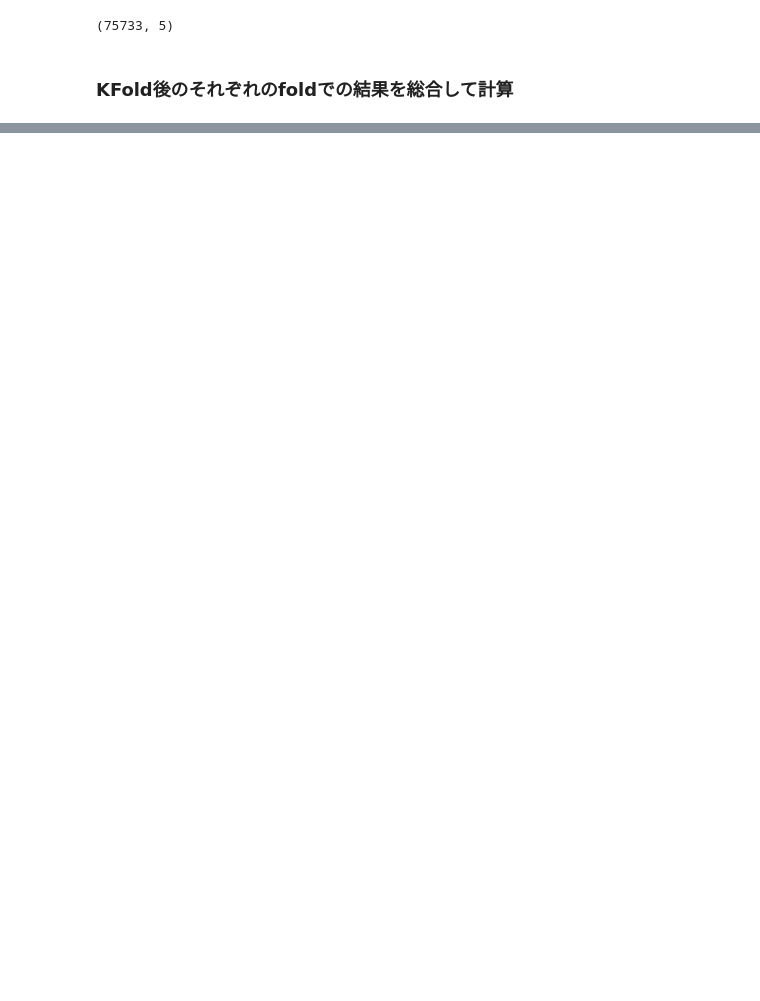
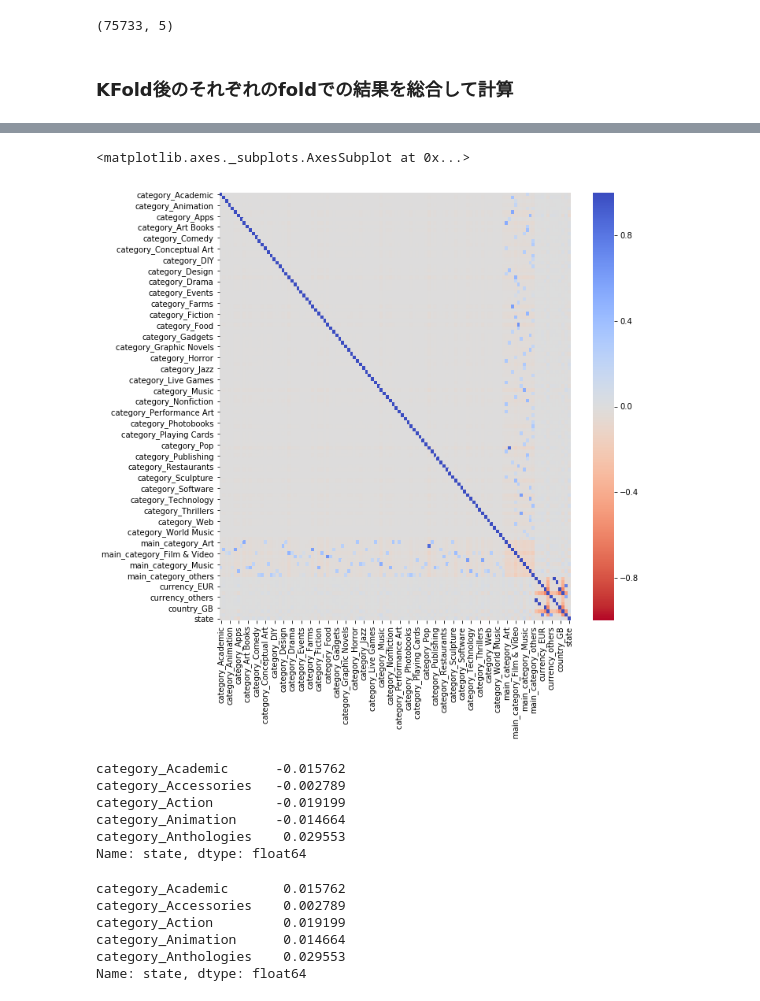
Before and after one commit to dychi/skillup-ai, a Jupyter notebook: kickstarter/Day2_work_山岡大地.ipynb, the cells around one changed output, grey strips where cells are left out. Saved outputs shown, nothing was run; the diff lists cells and outputs as text; code cells hidden in the pictures; blank space fills up the shorter version.

```diff
--- a/kickstarter/Day2_work_山岡大地.ipynb
+++ b/kickstarter/Day2_work_山岡大地.ipynb
@@ -583,0 +642,4 @@ print('テスト: 正答率 = {:.3f}%'.format(100 * test_acc))
+# %%
+# カテゴリカルな説明変数をone hot に変換
+x_df_one_hot = pd.get_dummies(x_df_cate_sum.iloc[:,:])
+x_df_one_hot.head()
@@ -583,0 +654,28 @@ print('テスト: 正答率 = {:.3f}%'.format(100 * test_acc))
+# %%
+# 相関係数のヒートマップ表示
+plt.figure(figsize=(10,10))
+df_scatter_one_hot = pd.concat([x_df_one_hot, y_bool], axis=1)
+sns.heatmap(df_scatter_one_hot.iloc[10000:,:].corr(), cmap="coolwarm_r", vmin=-1, vmax=1, center=0)
+# %% [output]
+<matplotlib.axes._subplots.AxesSubplot at 0x...>
+[figure, added]
+# %%
+state_row = df_scatter_one_hot.iloc[10000:,:].corr()['state']
+state_row.head()
+# %% [output]
+category_Academic      -0.015762
+category_Accessories   -0.002789
+category_Action        -0.019199
+category_Animation     -0.014664
+category_Anthologies    0.029553
+Name: state, dtype: float64
+# %%
+abs_state = state_row.apply(np.abs)
+abs_state.head()
+# %% [output]
+category_Academic       0.015762
+category_Accessories    0.002789
+category_Action         0.019199
+category_Animation      0.014664
+category_Anthologies    0.029553
+Name: state, dtype: float64
```
Also changed, not shown: parts of 54 cells of this notebook, 1 other file.
